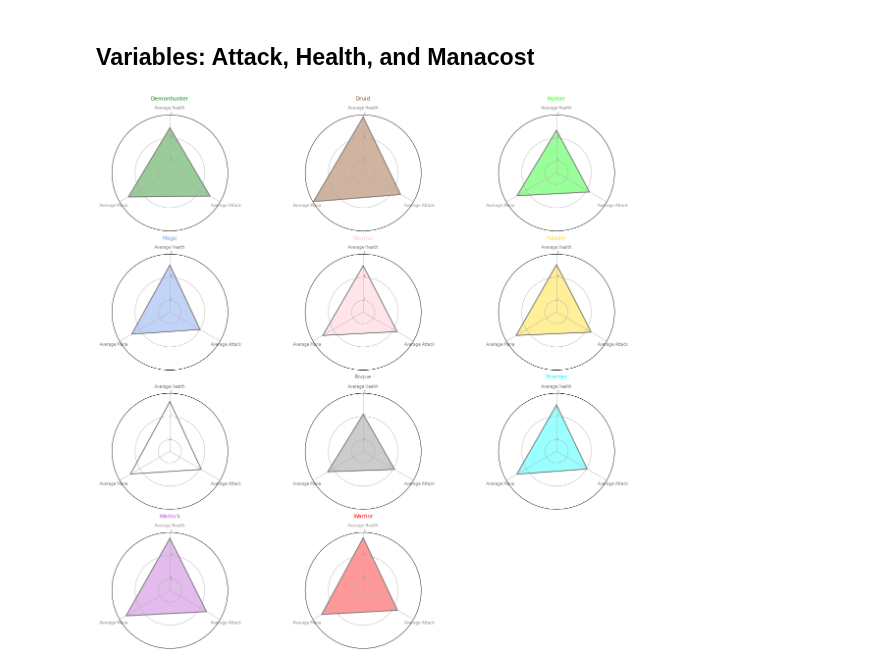
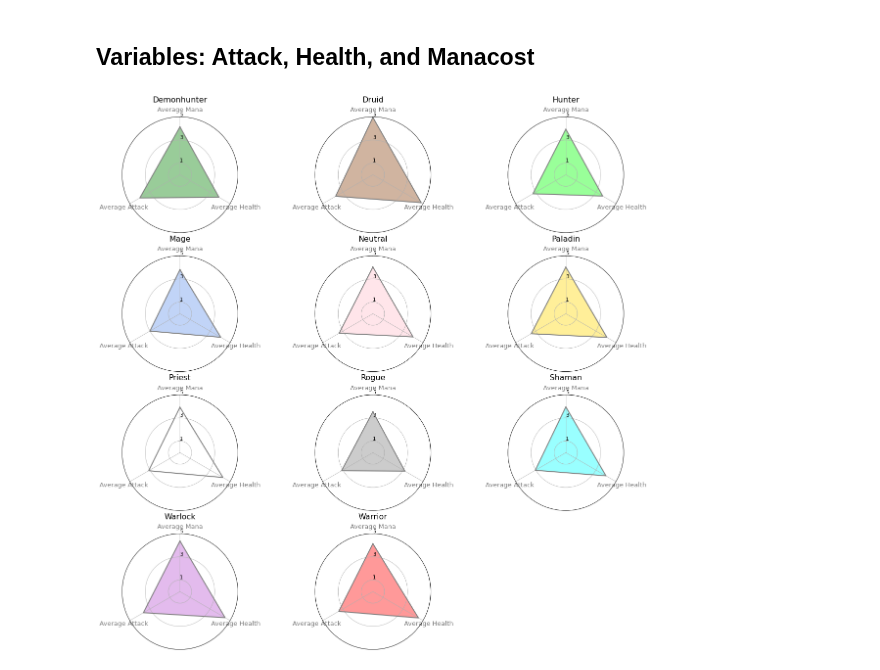
Before and after one commit to SamuelD-Data/hearthstone_project, a Jupyter notebook: hearthstone_project_notebook.ipynb, the cells around one changed output. Drawn from its saved outputs; the diff is of its cells as text; code cells hidden in the pictures.

Commit message:
updated radar plot formatting, added radar plot takeaways

```diff
--- a/hearthstone_project_notebook.ipynb
+++ b/hearthstone_project_notebook.ipynb
@@ -990,13 +990,13 @@ minions_manacost = minions.groupby('name_prime_hero_class').mean()['manacost']
 minions_manacost.index = minions_manacost.index.str.title()
 
 # creating df for radar plot
-radar_df = pd.DataFrame(dict(Average_Health = minions_health, Average_Attack = minions_attack, Average_Mana = minions_manacost ))
+radar_df = pd.DataFrame(dict(Average_Mana = minions_manacost, Average_Health = minions_health, Average_Attack = minions_attack))
 
 # resetting index to convert index to column
 radar_df.reset_index(inplace=True)
 
 # renaming columns
-radar_df.columns = ['Hero Class', 'Average Health', 'Average Attack', 'Average Mana']
+radar_df.columns = ['Hero Class', 'Average Mana', 'Average Health', 'Average Attack']
 # %%
 def make_spider(row, subplot_title, subplot_color):
 
@@ -1009,35 +1009,35 @@ def make_spider(row, subplot_title, subplot_color):
     angles += angles[:1]
 
     # initialising radar plot
-    ax = plt.subplot(4, 3, row + 1, polar = True, )
+    ax = plt.subplot(4, 3, row + 1, polar = True)
 
     # centering radar (ie. rotating so that one variable is at top)
     ax.set_theta_offset(pi / 2)
     ax.set_theta_direction(-1)
 
-    plt.xticks(angles[:-1], categories, color = 'grey', size = 8)
+    plt.xticks(angles[:-1], categories, color = 'grey', size = 13)
 
     # setting y tick values and labels
     ax.set_rlabel_position(0)
-    plt.yticks([1, 3, 5], ["1", "3" ,"5"], color = "grey", size = 7)
+    plt.yticks([1, 3, 5], ["1", "3" ,"5"], color = "black", size = 10)
     plt.ylim(0, 5)
 
     values = radar_df.loc[row].drop('Hero Class').values.flatten().tolist()
     values += values[:1]
     ax.plot(angles, values, color = 'grey', linewidth = 2, linestyle='solid')
     ax.fill(angles, values, color = subplot_color, alpha = 0.4)
 
     # Add a title
-    plt.title(subplot_title, size = 11, color = subplot_color, y = 1.1)
+    plt.title(subplot_title, size = 16, color = "black", y = 1.1)
 
 # setting figure size
 plt.figure(figsize=(20, 20))
 
 # creating list of colors for subplots
 radar_colors = color_mapper(radar_df['Hero Class'])
 
 # using for loop to plot
 for row in range(0, len(radar_df.index)):
     make_spider(row, radar_df['Hero Class'][row], radar_colors[row])
 # %% [output]
-[figure, old version]
+[figure, new version]
```
Also changed, not shown: parts of 2 cells of this notebook.
